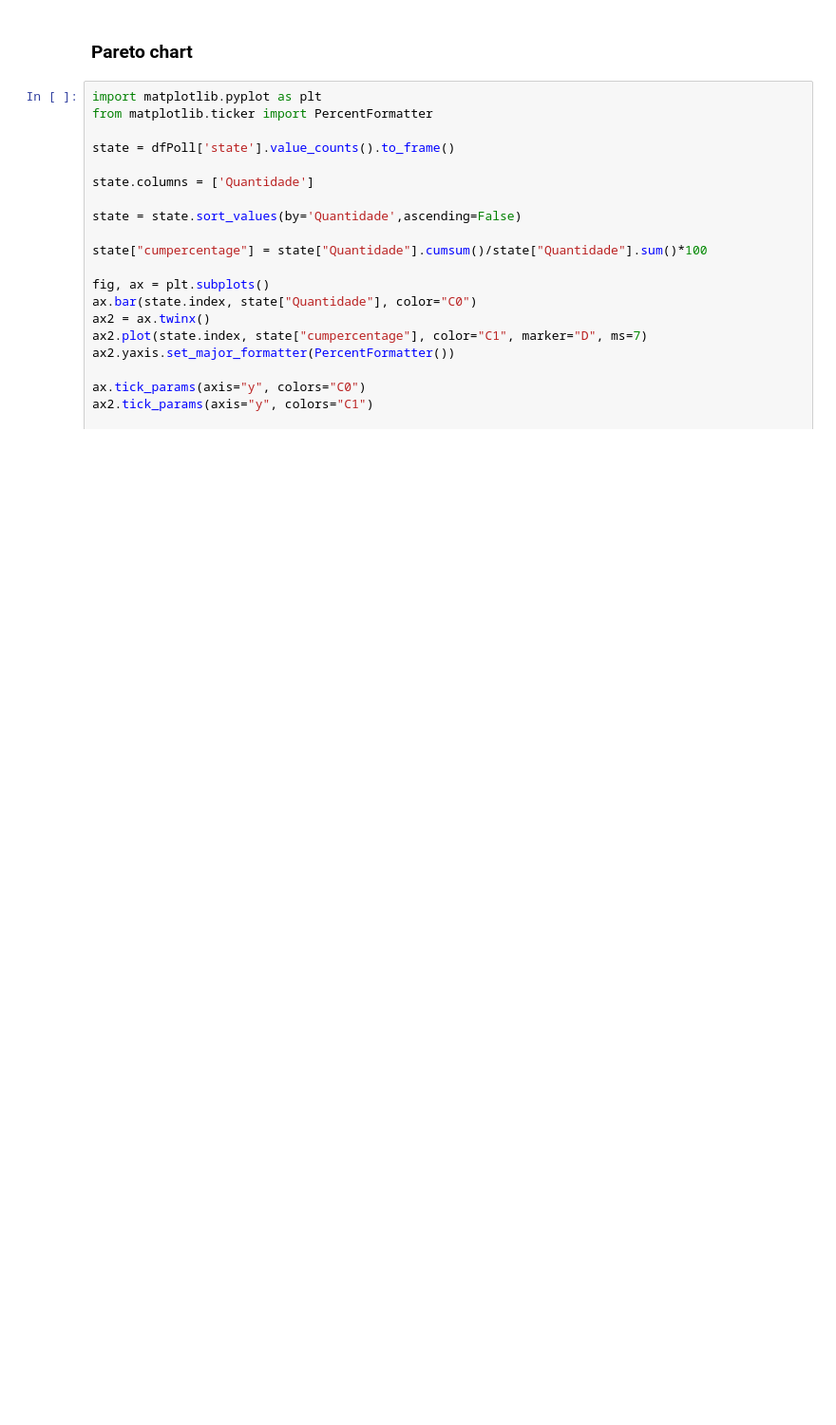
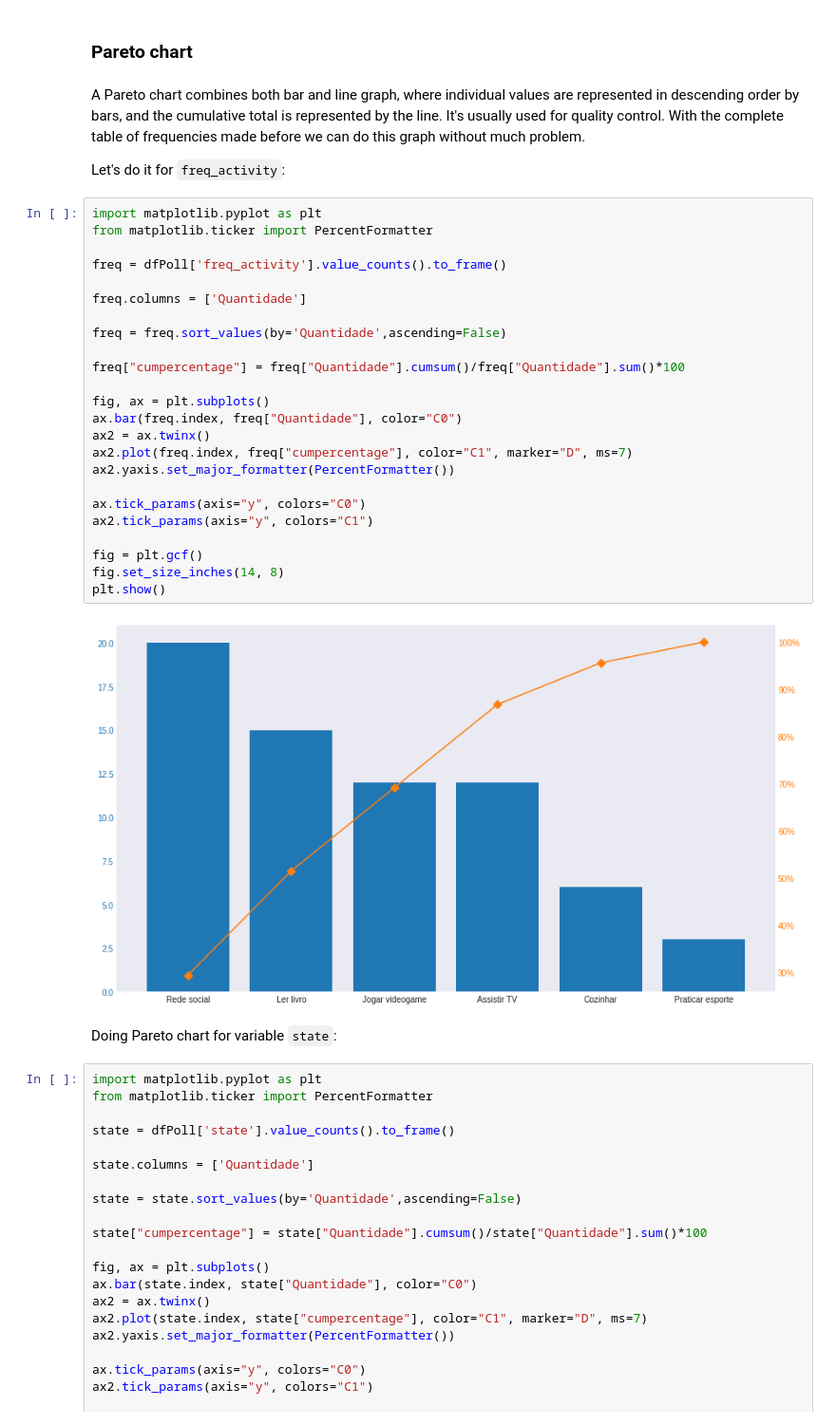
Before and after one commit to brenoslivio/Statistics-Python, a Jupyter notebook: 1-DescriptiveAnalysis/1_DescriptiveAnalysis.ipynb, the cells around one changed output. Shown at 95% size. Cells and saved outputs as stored; diff of their text form; blank space fills up the shorter version.

```diff
--- a/1-DescriptiveAnalysis/1_DescriptiveAnalysis.ipynb
+++ b/1-DescriptiveAnalysis/1_DescriptiveAnalysis.ipynb
@@ -674,6 +708,38 @@ plt.show(block=True);
 [figure]
 # %% [markdown]
 ### Pareto chart <a name="pareto"></a>
+# %% [markdown]
+A Pareto chart combines both bar and line graph, where individual values are represented in descending order by bars, and the cumulative total is represented by the line. It's usually used for quality control. With the complete table of frequencies made before we can do this graph without much problem.
+
+Let's do it for `freq_activity`:
+# %%
+import matplotlib.pyplot as plt
+from matplotlib.ticker import PercentFormatter
+
+freq = dfPoll['freq_activity'].value_counts().to_frame()
+
+freq.columns = ['Quantidade']
+
+freq = freq.sort_values(by='Quantidade',ascending=False)
+
+freq["cumpercentage"] = freq["Quantidade"].cumsum()/freq["Quantidade"].sum()*100
+
+fig, ax = plt.subplots()
+ax.bar(freq.index, freq["Quantidade"], color="C0")
+ax2 = ax.twinx()
+ax2.plot(freq.index, freq["cumpercentage"], color="C1", marker="D", ms=7)
+ax2.yaxis.set_major_formatter(PercentFormatter())
+
+ax.tick_params(axis="y", colors="C0")
+ax2.tick_params(axis="y", colors="C1")
+
+fig = plt.gcf()
+fig.set_size_inches(14, 8)
+plt.show()
+# %% [output]
+[figure, added]
+# %% [markdown]
+Doing Pareto chart for variable `state`:
 # %%
 import matplotlib.pyplot as plt
 from matplotlib.ticker import PercentFormatter
```
Also changed, not shown: parts of 8 cells of this notebook.
